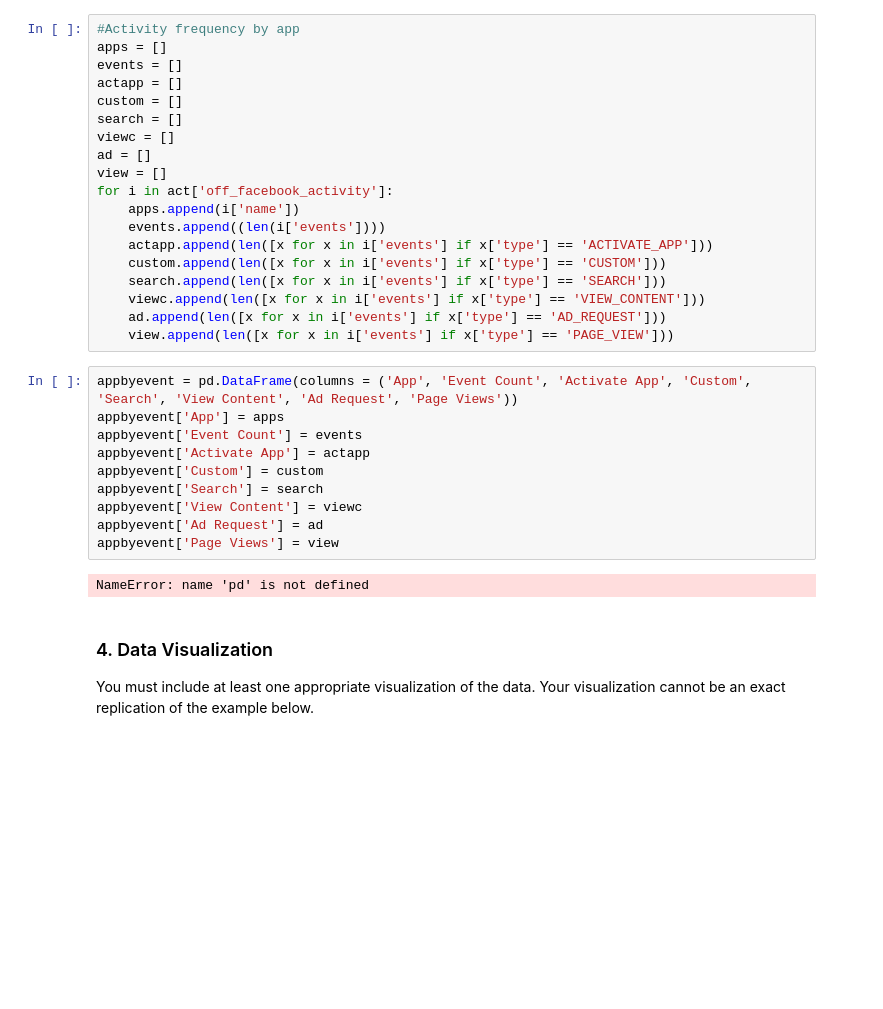
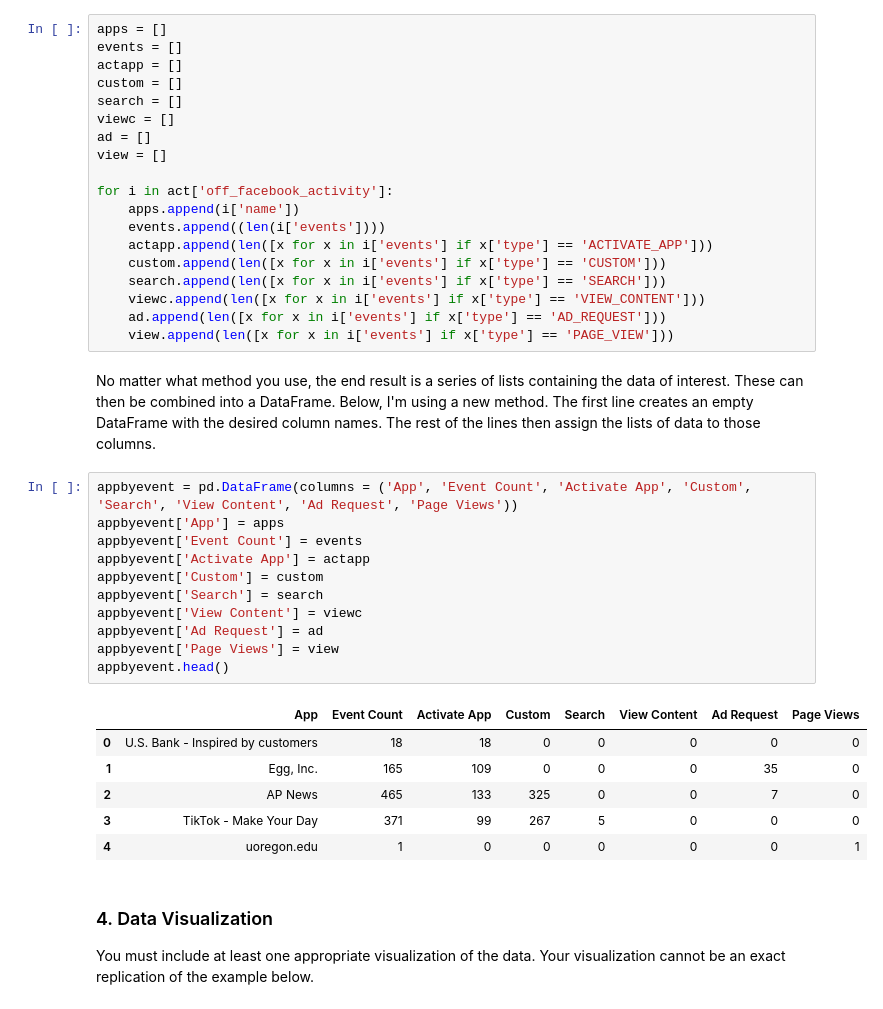
Before and after one commit to dataesilva/EMAT22110, a Jupyter notebook: instructions/your_off-facebook_activity Report - Instructions.ipynb, the cells around one changed output. Drawn from its saved outputs; the diff is of its cells as text; blank space fills up the shorter version.

```diff
--- a/instructions/your_off-facebook_activity Report - Instructions.ipynb
+++ b/instructions/your_off-facebook_activity Report - Instructions.ipynb
@@ -72,5 +118,4 @@ If you have removed data due to privacy concerns or any other reason, you do not
 # %%
-#Activity frequency by app
 apps = []
 events = []
 actapp = []
@@ -79,6 +124,7 @@ search = []
 viewc = []
 ad = []
 view = []
+
 for i in act['off_facebook_activity']:
     apps.append(i['name'])
     events.append((len(i['events'])))
@@ -88,18 +134,26 @@ for i in act['off_facebook_activity']:
     viewc.append(len([x for x in i['events'] if x['type'] == 'VIEW_CONTENT']))
     ad.append(len([x for x in i['events'] if x['type'] == 'AD_REQUEST']))
     view.append(len([x for x in i['events'] if x['type'] == 'PAGE_VIEW']))
+# %% [markdown]
+No matter what method you use, the end result is a series of lists containing the data of interest. These can then be combined into a DataFrame. Below, I'm using a new method. The first line creates an empty DataFrame with the desired column names. The rest of the lines then assign the lists of data to those columns.
 # %%
 appbyevent = pd.DataFrame(columns = ('App', 'Event Count', 'Activate App', 'Custom', 'Search', 'View Content', 'Ad Request', 'Page Views'))
 appbyevent['App'] = apps
 appbyevent['Event Count'] = events
 appbyevent['Activate App'] = actapp
 appbyevent['Custom'] = custom
 appbyevent['Search'] = search
 appbyevent['View Content'] = viewc
 appbyevent['Ad Request'] = ad
 appbyevent['Page Views'] = view
+appbyevent.head()
 # %% [output]
-NameError: name 'pd' is not defined
+|  | App | Event Count | Activate App | Custom | Search | View Content | Ad Request | Page Views |
+| 0 | U.S. Bank - Inspired by customers | 18 | 18 | 0 | 0 | 0 | 0 | 0 |
+| 1 | Egg, Inc. | 165 | 109 | 0 | 0 | 0 | 35 | 0 |
+| 2 | AP News | 465 | 133 | 325 | 0 | 0 | 7 | 0 |
+| 3 | TikTok - Make Your Day | 371 | 99 | 267 | 5 | 0 | 0 | 0 |
+| 4 | uoregon.edu | 1 | 0 | 0 | 0 | 0 | 0 | 1 |
 # %% [markdown]
 ### 4. Data Visualization
 You must include at least one appropriate visualization of the data. Your visualization cannot be an exact replication of the example below.
```
Also changed, not shown: parts of 23 cells of this notebook.
